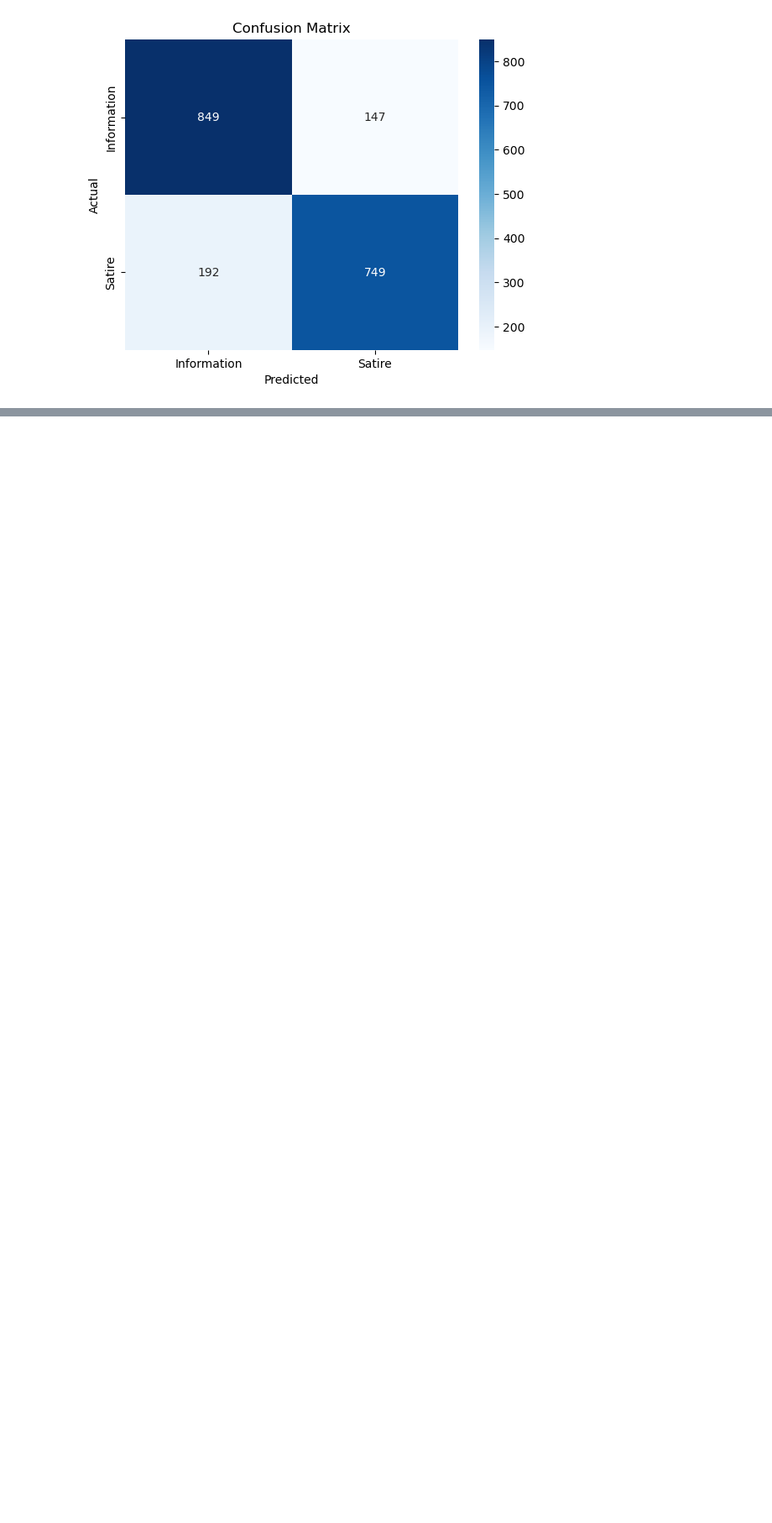
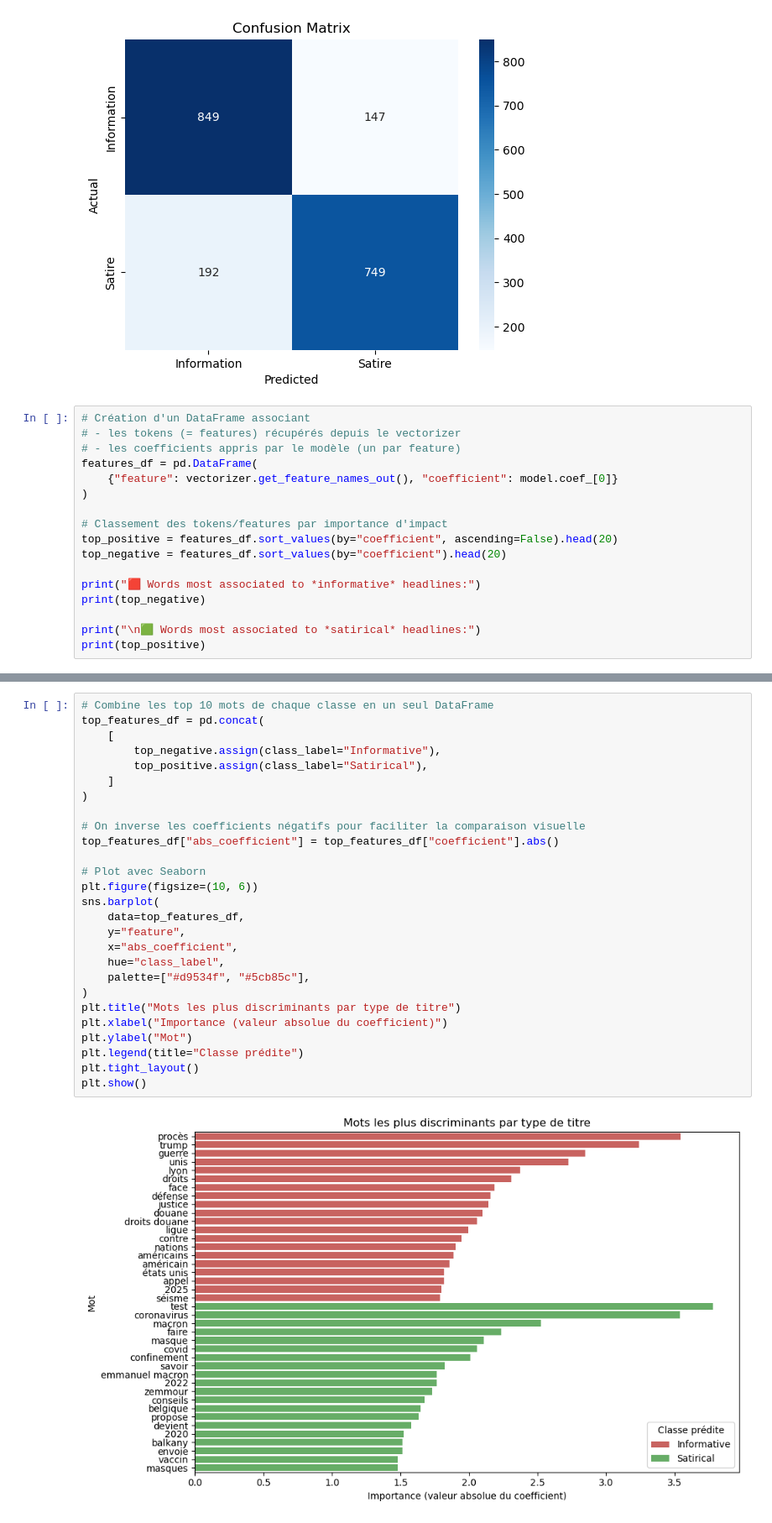
Before and after one commit to lucamatarelli/satire_detector, a Jupyter notebook: notebooks/3_logistic_regression_baseline.ipynb, the cells around one changed output, grey strips where cells are left out. Shown at 84% size. Saved outputs shown, nothing was run; the diff lists cells and outputs as text; blank space fills up the shorter version.

Commit message:
Interpretation and visualization of the logistic regression model

```diff
--- a/notebooks/3_logistic_regression_baseline.ipynb
+++ b/notebooks/3_logistic_regression_baseline.ipynb
@@ -74,3 +74,20 @@ plt.show()
    macro avg       0.83      0.82      0.82      1937
 weighted avg       0.83      0.82      0.82      1937
 [figure]
+# %%
+# Création d'un DataFrame associant
+# - les tokens (= features) récupérés depuis le vectorizer
+# - les coefficients appris par le modèle (un par feature)
+features_df = pd.DataFrame(
+    {"feature": vectorizer.get_feature_names_out(), "coefficient": model.coef_[0]}
+)
+
+# Classement des tokens/features par importance d'impact
+top_positive = features_df.sort_values(by="coefficient", ascending=False).head(20)
+top_negative = features_df.sort_values(by="coefficient").head(20)
+
+print("🟥 Words most associated to *informative* headlines:")
+print(top_negative)
+
+print("\n🟩 Words most associated to *satirical* headlines:")
+print(top_positive)
@@ -76,0 +112,29 @@ weighted avg       0.83      0.82      0.82      1937
+# %%
+# Combine les top 10 mots de chaque classe en un seul DataFrame
+top_features_df = pd.concat(
+    [
+        top_negative.assign(class_label="Informative"),
+        top_positive.assign(class_label="Satirical"),
+    ]
+)
+
+# On inverse les coefficients négatifs pour faciliter la comparaison visuelle
+top_features_df["abs_coefficient"] = top_features_df["coefficient"].abs()
+
+# Plot avec Seaborn
+plt.figure(figsize=(10, 6))
+sns.barplot(
+    data=top_features_df,
+    y="feature",
+    x="abs_coefficient",
+    hue="class_label",
+    palette=["#d9534f", "#5cb85c"],
+)
+plt.title("Mots les plus discriminants par type de titre")
+plt.xlabel("Importance (valeur absolue du coefficient)")
+plt.ylabel("Mot")
+plt.legend(title="Classe prédite")
+plt.tight_layout()
+plt.show()
+# %% [output]
+[figure, added]
```
Also changed, not shown: parts of 1 cell of this notebook, 1 other file.
